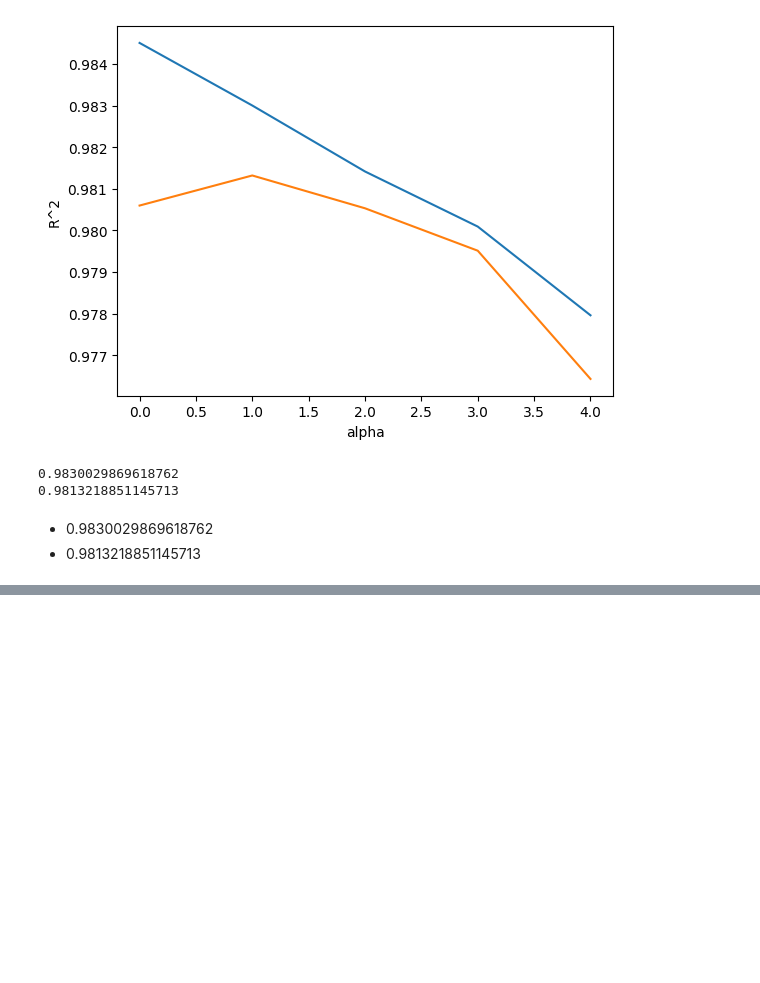
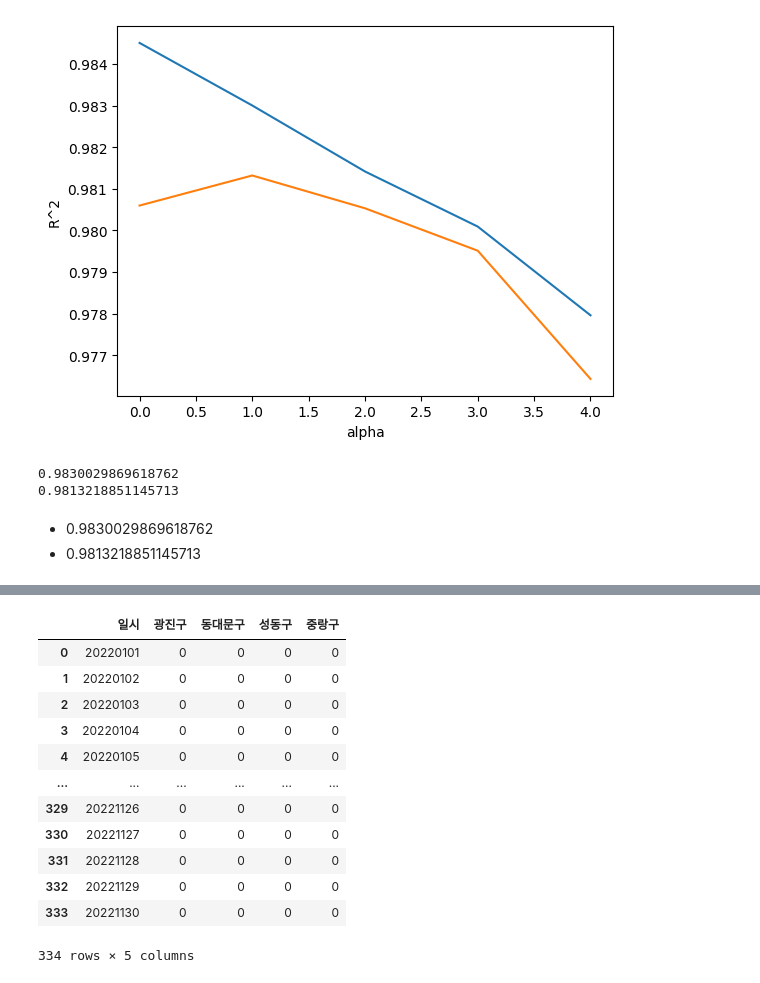
Before and after one commit to woojinhong03/My_Study_In_2022, a Jupyter notebook: uos/uos.ipynb, the cells around one changed output, grey strips where cells are left out. Drawn from its saved outputs; the diff is of its cells as text; code cells hidden in the pictures; blank space fills up the shorter version.

```diff
--- a/uos/uos.ipynb
+++ b/uos/uos.ipynb
@@ -275,0 +279,17 @@ print(lasso.score(test_scaled, y_test))
+# %%
+submission = pd.read_csv('sample_submission.csv')
+submission
+# %% [output]
+|  | 일시 | 광진구 | 동대문구 | 성동구 | 중랑구 |
+| 0 | 20220101 | 0 | 0 | 0 | 0 |
+| 1 | 20220102 | 0 | 0 | 0 | 0 |
+| 2 | 20220103 | 0 | 0 | 0 | 0 |
+| 3 | 20220104 | 0 | 0 | 0 | 0 |
+| 4 | 20220105 | 0 | 0 | 0 | 0 |
+| ... | ... | ... | ... | ... | ... |
+| 329 | 20221126 | 0 | 0 | 0 | 0 |
+| 330 | 20221127 | 0 | 0 | 0 | 0 |
+| 331 | 20221128 | 0 | 0 | 0 | 0 |
+| 332 | 20221129 | 0 | 0 | 0 | 0 |
+| 333 | 20221130 | 0 | 0 | 0 | 0 |
+334 rows × 5 columns
```
Also changed, not shown: parts of 3 cells of this notebook.
